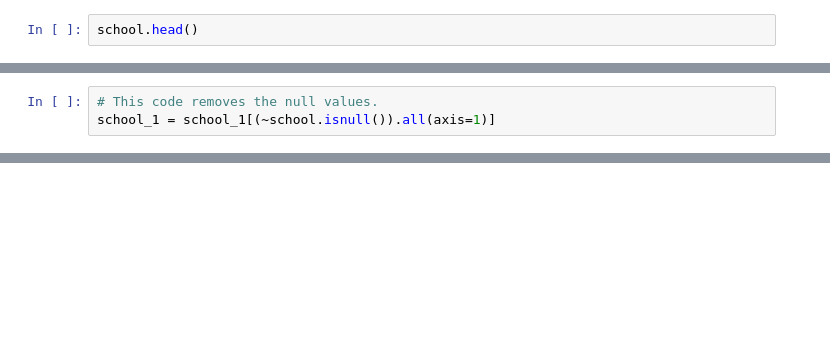
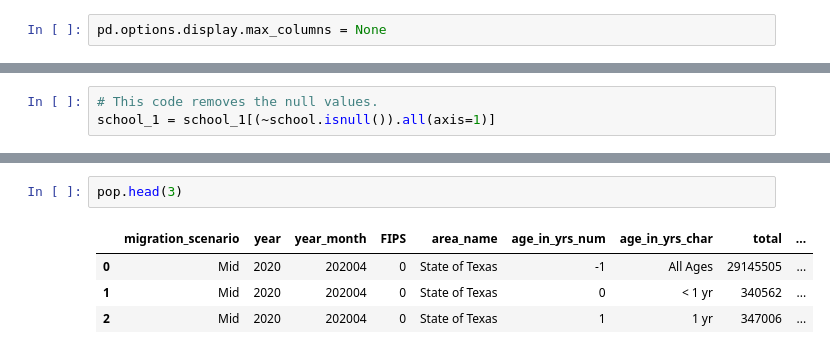
Before and after one commit to MWPerrineJr/Data_Mining_Final, a Jupyter notebook: data mining final1.ipynb, the cells around one changed output, grey strips where cells are left out. Cells and saved outputs as stored; diff of their text form; blank space fills up the shorter version.

```diff
--- a/data mining final1.ipynb
+++ b/data mining final1.ipynb
@@ -210,2 +204,2 @@ This graph shows a comparison between the Texas CCI and the US CCI. This graph d
 # %%
-school.head()
+pd.options.display.max_columns = None
@@ -270,0 +337,7 @@ lm_school.head()
+# %%
+pop.head(3)
+# %% [output]
+|  | migration_scenario | year | year_month | FIPS | area_name | age_in_yrs_num | age_in_yrs_char | total | ... |
+| 0 | Mid | 2020 | 202004 | 0 | State of Texas | -1 | All Ages | 29145505 | ... |
+| 1 | Mid | 2020 | 202004 | 0 | State of Texas | 0 | < 1 yr | 340562 | ... |
+| 2 | Mid | 2020 | 202004 | 0 | State of Texas | 1 | 1 yr | 347006 | ... |
```
Also changed, not shown: parts of 30 cells of this notebook.
